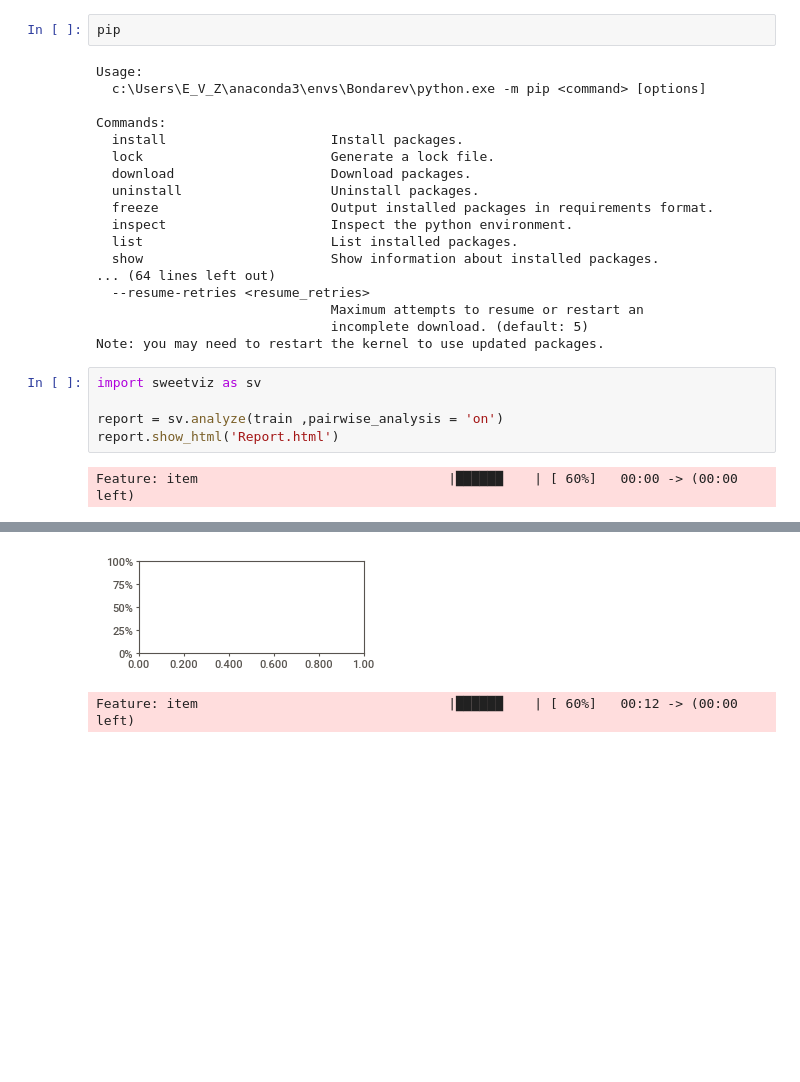
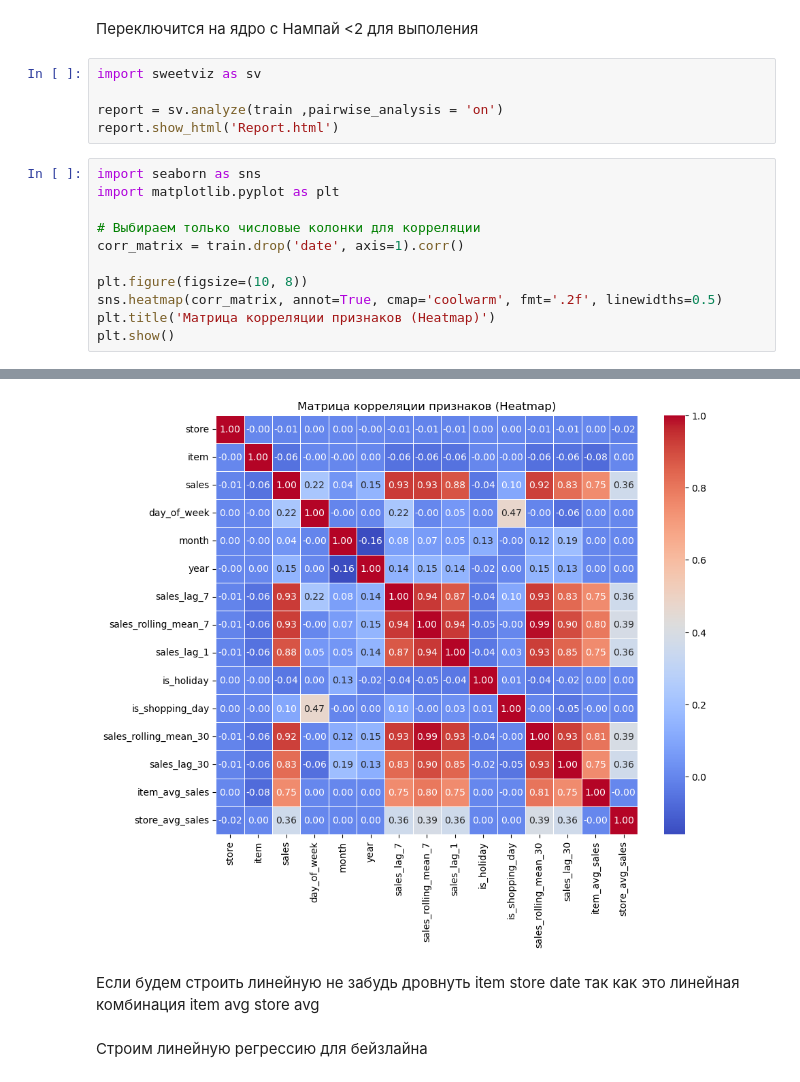
Before and after one commit to DaniilZakharov/marketplace-inventory-ml, a Jupyter notebook: notebooks/01_eda.ipynb, the cells around one changed output, grey strips where cells are left out. Saved outputs shown, nothing was run; the diff lists cells and outputs as text; blank space fills up the shorter version.

```diff
--- a/notebooks/01_eda.ipynb
+++ b/notebooks/01_eda.ipynb
@@ -34,27 +139,19 @@ plt.show()
+# %% [markdown]
+Переключится на ядро с Нампай <2 для выполения
 # %%
-pip
+import sweetviz as sv
+
+report = sv.analyze(train ,pairwise_analysis = 'on')
+report.show_html('Report.html')
-# %% [output]
-Usage:
-  c:\Users\E_V_Z\anaconda3\envs\Bondarev\python.exe -m pip <command> [options]
-
-Commands:
-  install                     Install packages.
-  lock                        Generate a lock file.
-  download                    Download packages.
-  uninstall                   Uninstall packages.
-  freeze                      Output installed packages in requirements format.
-  inspect                     Inspect the python environment.
-  list                        List installed packages.
-  show                        Show information about installed packages.
-... (64 lines left out)
-  --resume-retries <resume_retries>
-                              Maximum attempts to resume or restart an
-                              incomplete download. (default: 5)
-Note: you may need to restart the kernel to use updated packages.
 # %%
-import sweetviz as sv
+import seaborn as sns
+import matplotlib.pyplot as plt
 
-report = sv.analyze(train ,pairwise_analysis = 'on')
-report.show_html('Report.html')
+# Выбираем только числовые колонки для корреляции
+corr_matrix = train.drop('date', axis=1).corr()
+
+plt.figure(figsize=(10, 8))
+sns.heatmap(corr_matrix, annot=True, cmap='coolwarm', fmt='.2f', linewidths=0.5)
+plt.title('Матрица корреляции признаков (Heatmap)')
+plt.show()
 # %% [output]
-Feature: item                                |██████    | [ 60%]   00:00 -> (00:00 left)
@@ -62,2 +158,5 @@ AttributeError: module 'numpy' has no attribute 'VisibleDeprecationWarning'
-[figure, old version]
+[figure, new version]
-Feature: item                                |██████    | [ 60%]   00:12 -> (00:00 left)
+# %% [markdown]
+Если будем строить линейную не забудь дровнуть item store date так как это линейная комбинация item avg store avg
+# %% [markdown]
+Строим линейную регрессию для бейзлайна
```
Also changed, not shown: parts of 29 cells of this notebook.
